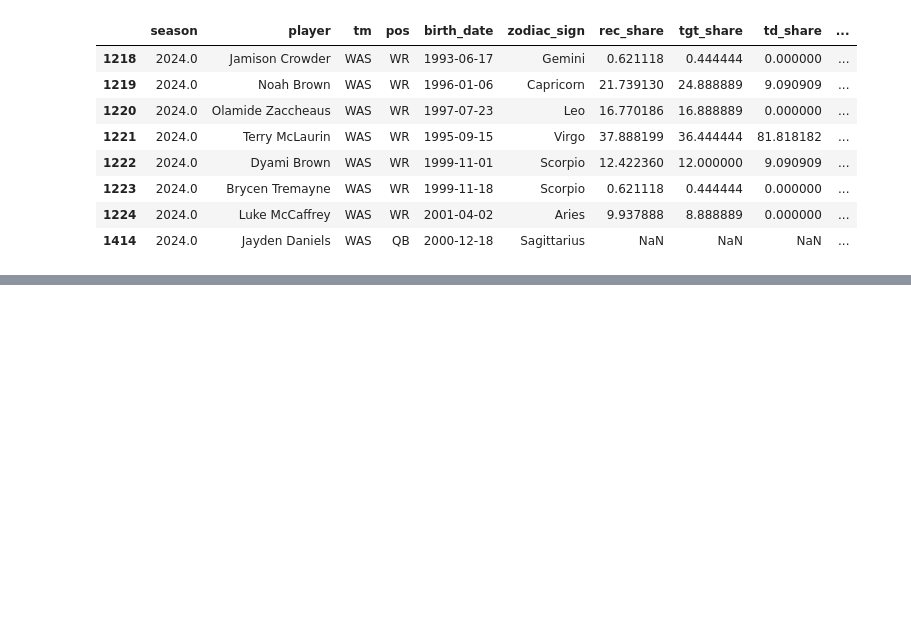
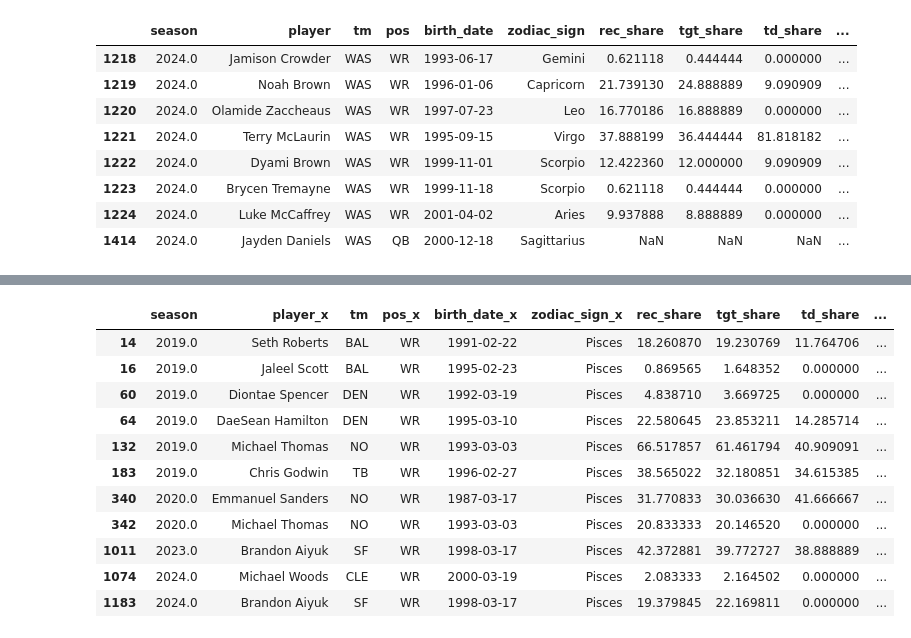
Before and after one commit to connor-pickett/2025_FinalProject_Ctrl-Alt-Defeat, a Jupyter notebook: Master_Code.ipynb, the cells around one changed output, grey strips where cells are left out. Saved outputs shown, nothing was run; the diff lists cells and outputs as text; code cells hidden in the pictures; blank space fills up the shorter version.

```diff
--- a/Master_Code.ipynb
+++ b/Master_Code.ipynb
@@ -1034,0 +1044,19 @@ combined_df_4 = pd.merge(
+# %%
+filtered_df = combined_df_4[
+        (combined_df_4["zodiac_sign_x"] == "Pisces") & #filter for sign combo
+        (combined_df_4["zodiac_sign_y"] == "Capricorn")
+    ]
+filtered_df #check to make sure it works and there is 5+ of each of 144 groups
+# %% [output]
+|  | season | player_x | tm | pos_x | birth_date_x | zodiac_sign_x | rec_share | tgt_share | td_share | ... |
+| 14 | 2019.0 | Seth Roberts | BAL | WR | 1991-02-22 | Pisces | 18.260870 | 19.230769 | 11.764706 | ... |
+| 16 | 2019.0 | Jaleel Scott | BAL | WR | 1995-02-23 | Pisces | 0.869565 | 1.648352 | 0.000000 | ... |
+| 60 | 2019.0 | Diontae Spencer | DEN | WR | 1992-03-19 | Pisces | 4.838710 | 3.669725 | 0.000000 | ... |
+| 64 | 2019.0 | DaeSean Hamilton | DEN | WR | 1995-03-10 | Pisces | 22.580645 | 23.853211 | 14.285714 | ... |
+| 132 | 2019.0 | Michael Thomas | NO | WR | 1993-03-03 | Pisces | 66.517857 | 61.461794 | 40.909091 | ... |
+| 183 | 2019.0 | Chris Godwin | TB | WR | 1996-02-27 | Pisces | 38.565022 | 32.180851 | 34.615385 | ... |
+| 340 | 2020.0 | Emmanuel Sanders | NO | WR | 1987-03-17 | Pisces | 31.770833 | 30.036630 | 41.666667 | ... |
+| 342 | 2020.0 | Michael Thomas | NO | WR | 1993-03-03 | Pisces | 20.833333 | 20.146520 | 0.000000 | ... |
+| 1011 | 2023.0 | Brandon Aiyuk | SF | WR | 1998-03-17 | Pisces | 42.372881 | 39.772727 | 38.888889 | ... |
+| 1074 | 2024.0 | Michael Woods | CLE | WR | 2000-03-19 | Pisces | 2.083333 | 2.164502 | 0.000000 | ... |
+| 1183 | 2024.0 | Brandon Aiyuk | SF | WR | 1998-03-17 | Pisces | 19.379845 | 22.169811 | 0.000000 | ... |
```
Also changed, not shown: parts of 11 cells of this notebook.
